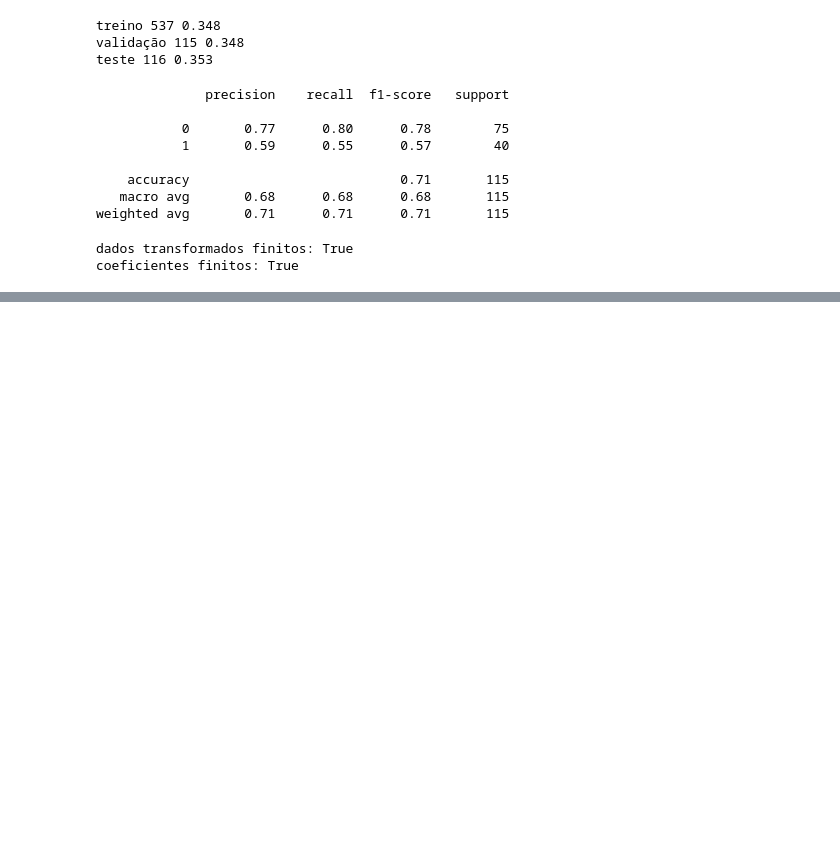
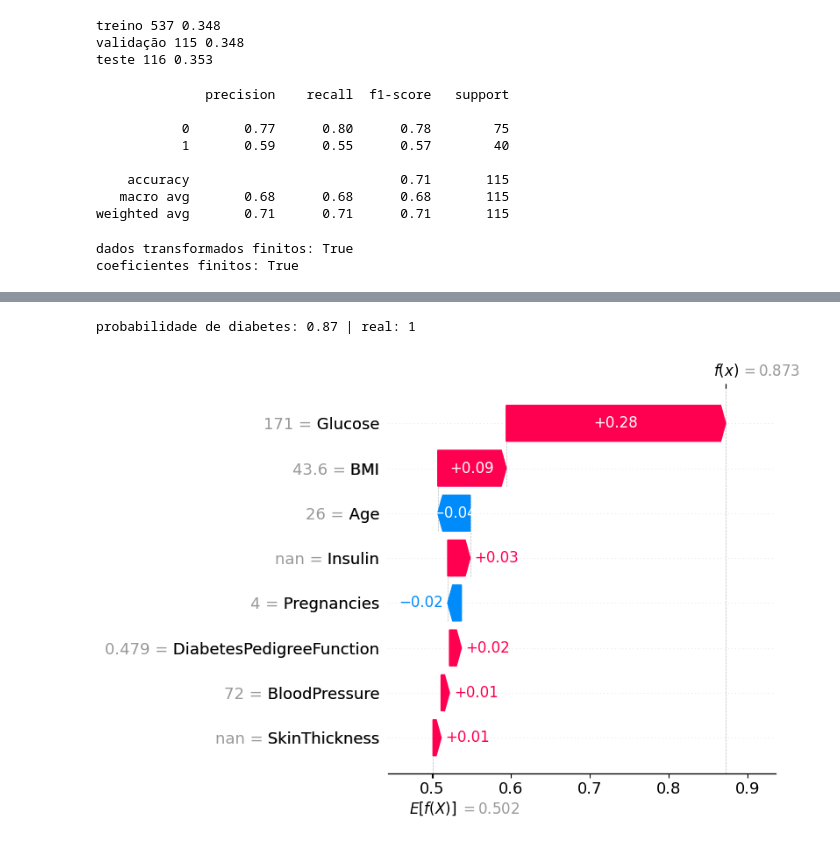
Before and after one commit to phcassemiro/tech-challenge-fase1, a Jupyter notebook: notebooks/01-eda.ipynb, the cells around one changed output, grey strips where cells are left out. Cells and saved outputs as stored; diff of their text form; code cells hidden in the pictures; blank space fills up the shorter version.

```diff
--- a/notebooks/01-eda.ipynb
+++ b/notebooks/01-eda.ipynb
@@ -193,0 +390,12 @@ coeficientes finitos: True
+# %%
+proba_rf = rf.predict_proba(X_val)[:, 1]
+i = int(np.argmax(proba_rf >= 0.5))
+print("probabilidade de diabetes:", round(proba_rf[i], 2), "| real:", y_val.iloc[i])
+
+shap.plots.waterfall(sv[i], show=False)
+plt.tight_layout()
+plt.savefig("../reports/figures/shap_waterfall.png", dpi=150, bbox_inches="tight")
+plt.show()
+# %% [output]
+probabilidade de diabetes: 0.87 | real: 1
+[figure, added]
```
Also changed, not shown: parts of 6 cells of this notebook, 4 other files.
